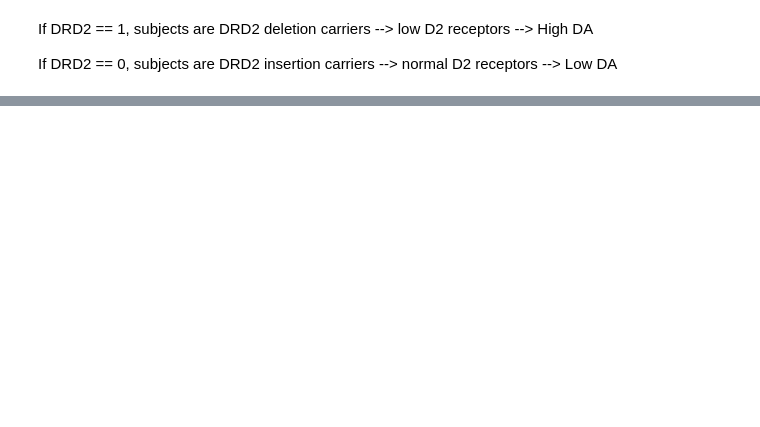
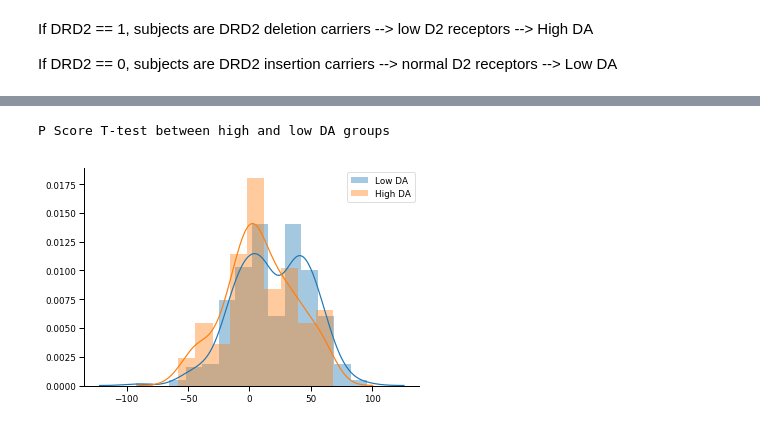
Before and after one commit to cbanuelos/DRD2_Abnormal_Learning, a Jupyter notebook: DataAnalysis.ipynb, the cells around one changed output, grey strips where cells are left out. Cells and saved outputs as stored; diff of their text form; code cells hidden in the pictures; blank space fills up the shorter version.

Commit message:
T-test code

```diff
--- a/DataAnalysis.ipynb
+++ b/DataAnalysis.ipynb
@@ -149,0 +181,3 @@ scipy.stats.ttest_ind()
+# %%
+high_DA = data[data['DRD2'] == 1]
+low_DA = data[data['DRD2'] == 0]
@@ -149,0 +206,16 @@ scipy.stats.ttest_ind()
+# %%
+sb.set_context("paper")
+
+high_DA_P_data = pd.concat([high_DA['P']], axis=1)
+low_DA_P_data = pd.concat([low_DA['P']], axis=1)
+
+
+print("P Score T-test between high and low DA groups")
+scatter_P_low = sb.distplot(low_DA_P_data, label='Low DA')
+scatter_P_high = sb.distplot(high_DA_P_data, label='High DA')
+plt.legend();
+
+sb.despine()
+# %% [output]
+P Score T-test between high and low DA groups
+[figure, added]
```
Also changed, not shown: parts of 26 cells of this notebook.
